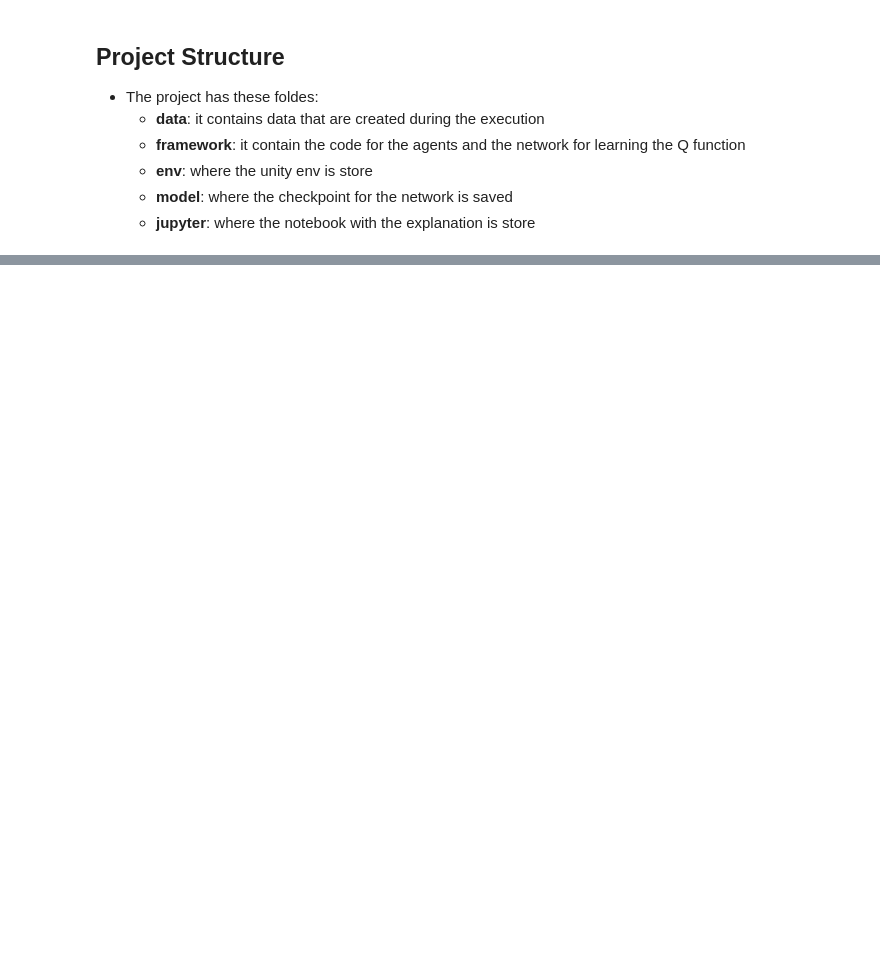
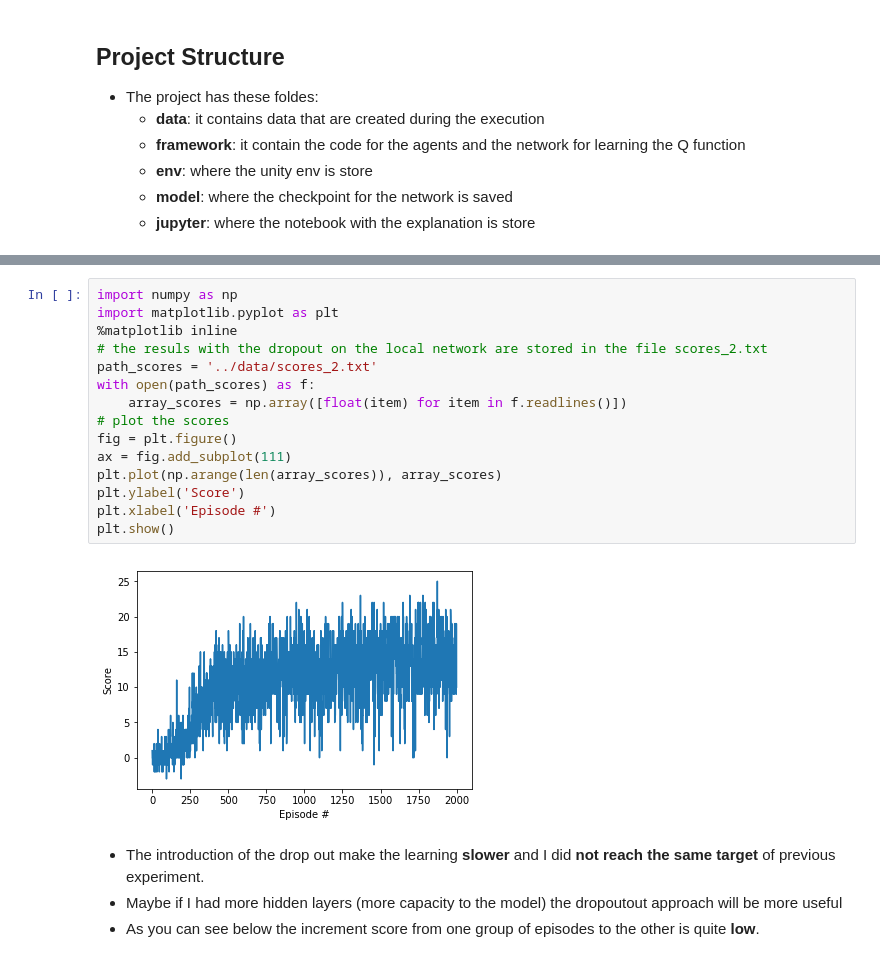
Before and after one commit to antoniopenta/deep_reinforcement_learning, a Jupyter notebook: drl_navigation/jupyter/notebook_navigation.ipynb, the cells around one changed output, grey strips where cells are left out. Saved outputs shown, nothing was run; the diff lists cells and outputs as text; blank space fills up the shorter version.

Commit message:
jupyter notebook with dropout comment

```diff
--- a/drl_navigation/jupyter/notebook_navigation.ipynb
+++ b/drl_navigation/jupyter/notebook_navigation.ipynb
@@ -29,0 +220,21 @@
+# %%
+import numpy as np
+import matplotlib.pyplot as plt
+%matplotlib inline
+# the resuls with the dropout on the local network are stored in the file scores_2.txt
+path_scores = '../data/scores_2.txt'
+with open(path_scores) as f:
+    array_scores = np.array([float(item) for item in f.readlines()])
+# plot the scores
+fig = plt.figure()
+ax = fig.add_subplot(111)
+plt.plot(np.arange(len(array_scores)), array_scores)
+plt.ylabel('Score')
+plt.xlabel('Episode #')
+plt.show()
+# %% [output]
+[figure, added]
+# %% [markdown]
+- The introduction of the drop out make the learning **slower** and I did **not reach the same target** of previous experiment.
+- Maybe if I had more hidden layers (more capacity to the model) the dropoutout approach will be more useful
+- As you can see below the increment score from one group of episodes to the other is quite **low**.
```
Also changed, not shown: parts of 17 cells of this notebook.
